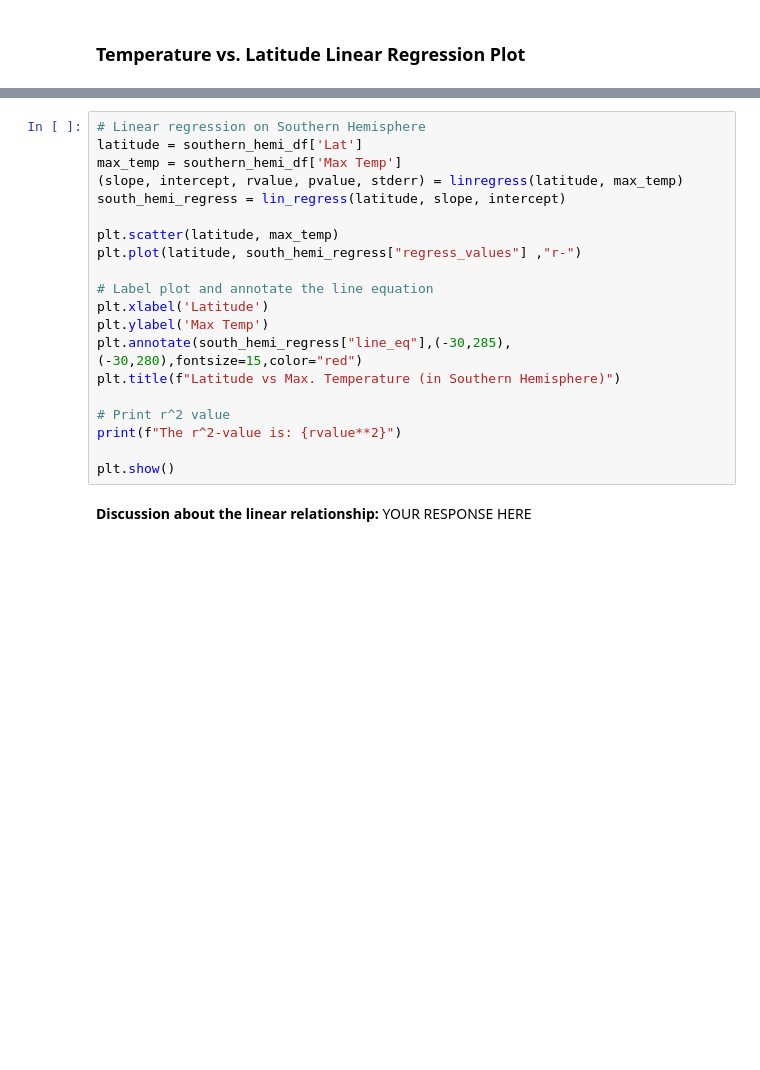
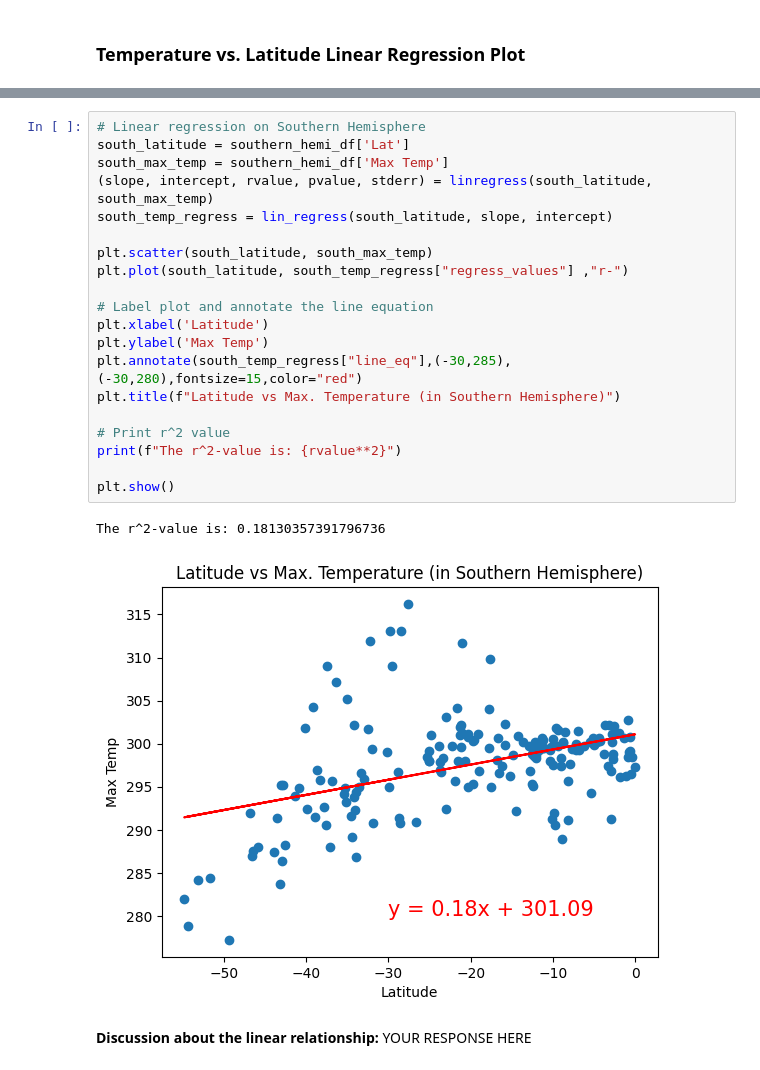
Before and after one commit to qstibbins/python-api-challenge, a Jupyter notebook: WeatherPy.ipynb, the cells around one changed output, grey strips where cells are left out. Saved outputs shown, nothing was run; the diff lists cells and outputs as text; blank space fills up the shorter version.

```diff
--- a/WeatherPy.ipynb
+++ b/WeatherPy.ipynb
@@ -284,23 +335,26 @@ plt.show()
 # %%
 # Linear regression on Southern Hemisphere
-latitude = southern_hemi_df['Lat']
-max_temp = southern_hemi_df['Max Temp']
-(slope, intercept, rvalue, pvalue, stderr) = linregress(latitude, max_temp)
-south_hemi_regress = lin_regress(latitude, slope, intercept)
+south_latitude = southern_hemi_df['Lat']
+south_max_temp = southern_hemi_df['Max Temp']
+(slope, intercept, rvalue, pvalue, stderr) = linregress(south_latitude, south_max_temp)
+south_temp_regress = lin_regress(south_latitude, slope, intercept)
 
-plt.scatter(latitude, max_temp)
-plt.plot(latitude, south_hemi_regress["regress_values"] ,"r-")
+plt.scatter(south_latitude, south_max_temp)
+plt.plot(south_latitude, south_temp_regress["regress_values"] ,"r-")
 
 # Label plot and annotate the line equation
 plt.xlabel('Latitude')
 plt.ylabel('Max Temp')
-plt.annotate(south_hemi_regress["line_eq"],(-30,285),(-30,280),fontsize=15,color="red")
+plt.annotate(south_temp_regress["line_eq"],(-30,285),(-30,280),fontsize=15,color="red")
 plt.title(f"Latitude vs Max. Temperature (in Southern Hemisphere)")
 
 # Print r^2 value
 print(f"The r^2-value is: {rvalue**2}")
 
 plt.show()
+# %% [output]
+The r^2-value is: 0.18130357391796736
+[figure, added]
 # %% [markdown]
 **Discussion about the linear relationship:** YOUR RESPONSE HERE
 # %% [markdown]
```
Also changed, not shown: parts of 19 cells of this notebook, 5 other files.
